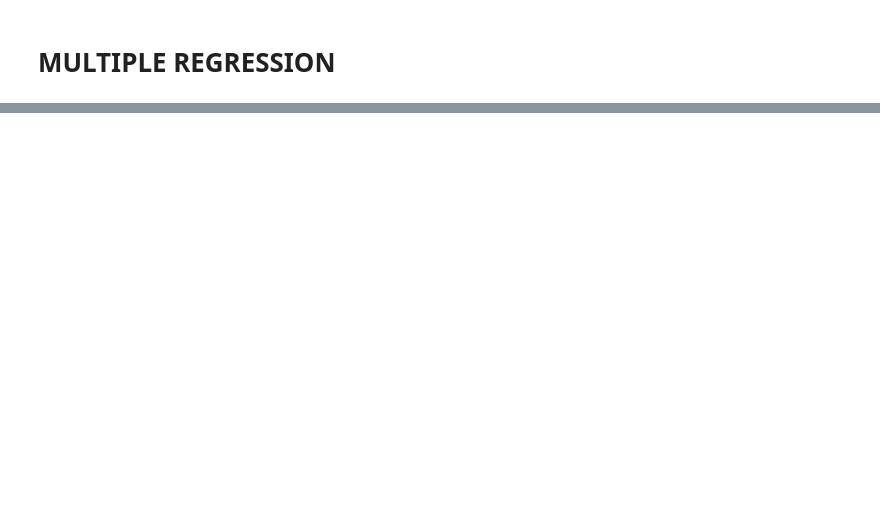
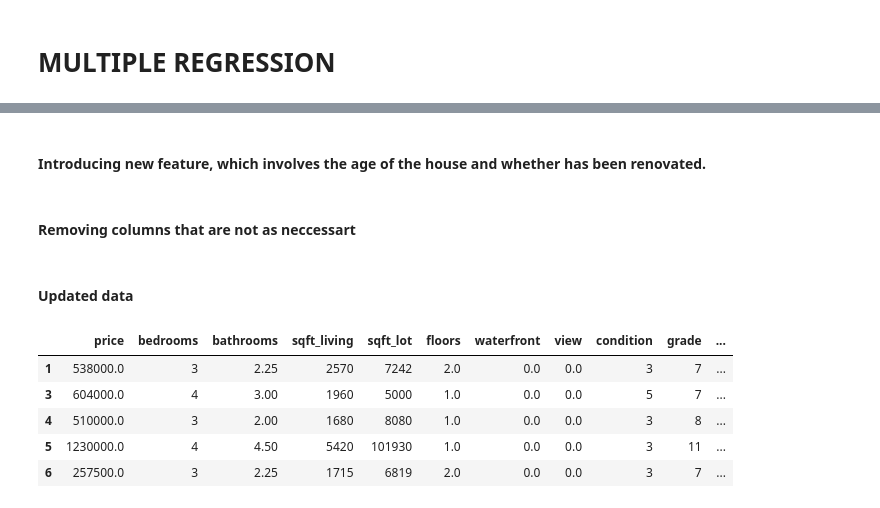
Before and after one commit to KariukiBrian/Phase2projectgroup11, a Jupyter notebook: faith.ipynb, the cells around one changed output, grey strips where cells are left out. Drawn from its saved outputs; the diff is of its cells as text; code cells hidden in the pictures; blank space fills up the shorter version.

```diff
--- a/faith.ipynb
+++ b/faith.ipynb
@@ -244,0 +251,2 @@ The three most significant features affecting house prices are: ['waterfront', '
+# %% [markdown]
+#### Introducing new feature, which involves the age of the house and whether has been renovated.
@@ -244,0 +256,2 @@ The three most significant features affecting house prices are: ['waterfront', '
+# %% [markdown]
+#### Removing columns that are not as neccessart
@@ -244,0 +260,11 @@ The three most significant features affecting house prices are: ['waterfront', '
+# %% [markdown]
+#### Updated data
+# %%
+df.head()
+# %% [output]
+|  | price | bedrooms | bathrooms | sqft_living | sqft_lot | floors | waterfront | view | condition | grade | ... |
+| 1 | 538000.0 | 3 | 2.25 | 2570 | 7242 | 2.0 | 0.0 | 0.0 | 3 | 7 | ... |
+| 3 | 604000.0 | 4 | 3.00 | 1960 | 5000 | 1.0 | 0.0 | 0.0 | 5 | 7 | ... |
+| 4 | 510000.0 | 3 | 2.00 | 1680 | 8080 | 1.0 | 0.0 | 0.0 | 3 | 8 | ... |
+| 5 | 1230000.0 | 4 | 4.50 | 5420 | 101930 | 1.0 | 0.0 | 0.0 | 3 | 11 | ... |
+| 6 | 257500.0 | 3 | 2.25 | 1715 | 6819 | 2.0 | 0.0 | 0.0 | 3 | 7 | ... |
```
Also changed, not shown: parts of 12 cells of this notebook.
